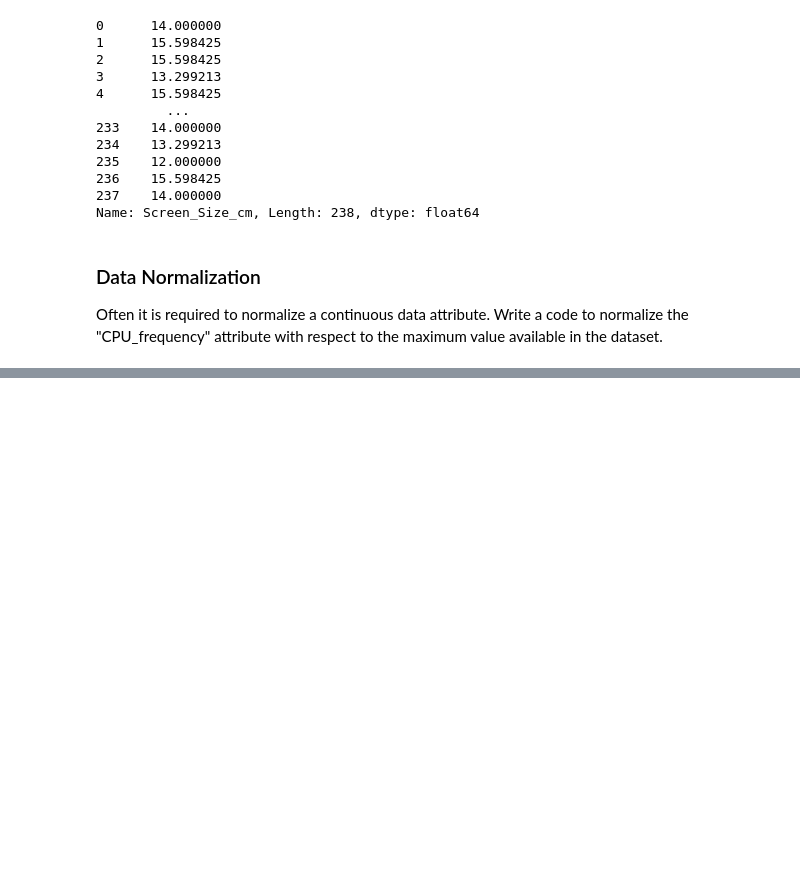
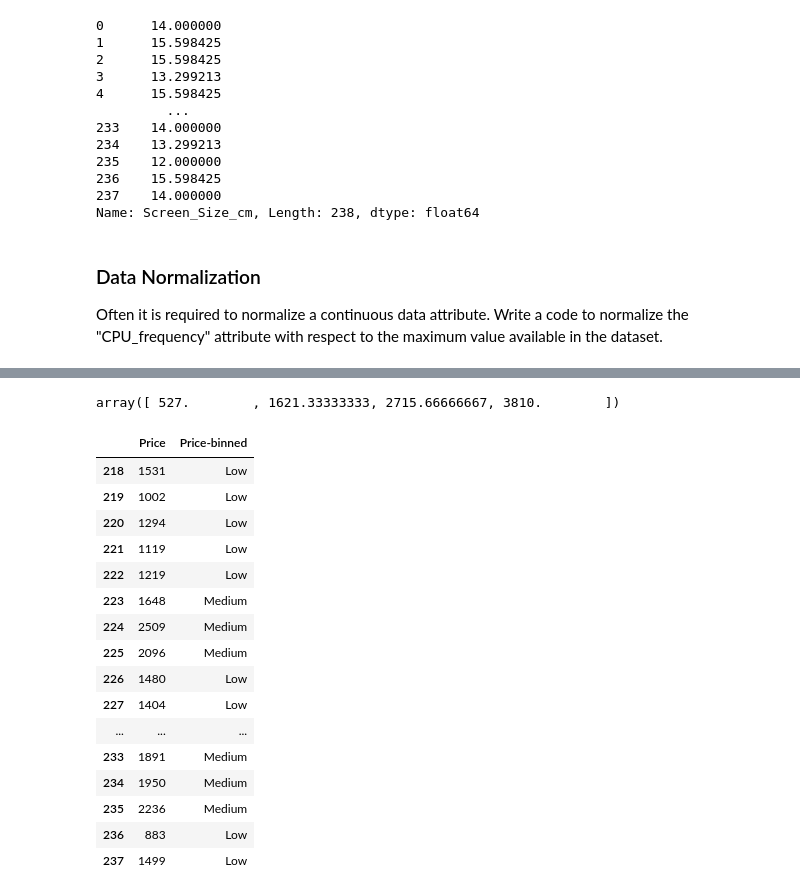
Before and after one commit to Yash070803/NoteBooks, a Jupyter notebook: DataWrangling_Tasks/Analyzing_Laptop_Data.ipynb, the cells around one changed output, grey strips where cells are left out. Cells and saved outputs as stored; diff of their text form; code cells hidden in the pictures; blank space fills up the shorter version.

```diff
--- a/DataWrangling_Tasks/Analyzing_Laptop_Data.ipynb
+++ b/DataWrangling_Tasks/Analyzing_Laptop_Data.ipynb
@@ -139,0 +145,5 @@ df["CPU_frequency"] = df["CPU_frequency"] / df["CPU_frequency"].max()
+# %%
+bins = np.linspace(min(df["Price"]), max(df["Price"]), 4)
+bins
+# %% [output]
+array([ 527.        , 1621.33333333, 2715.66666667, 3810.        ])
@@ -139,0 +152,21 @@ df["CPU_frequency"] = df["CPU_frequency"] / df["CPU_frequency"].max()
+# %%
+df["Price-binned"] = pd.cut(df["Price"], bins, labels=group_names, include_lowest=True)
+df[['Price','Price-binned']].tail(20)
+# %% [output]
+|  | Price | Price-binned |
+| 218 | 1531 | Low |
+| 219 | 1002 | Low |
+| 220 | 1294 | Low |
+| 221 | 1119 | Low |
+| 222 | 1219 | Low |
+| 223 | 1648 | Medium |
+| 224 | 2509 | Medium |
+| 225 | 2096 | Medium |
+| 226 | 1480 | Low |
+| 227 | 1404 | Low |
+| ... | ... | ... |
+| 233 | 1891 | Medium |
+| 234 | 1950 | Medium |
+| 235 | 2236 | Medium |
+| 236 | 883 | Low |
+| 237 | 1499 | Low |
```
Also changed, not shown: parts of 4 cells of this notebook.
